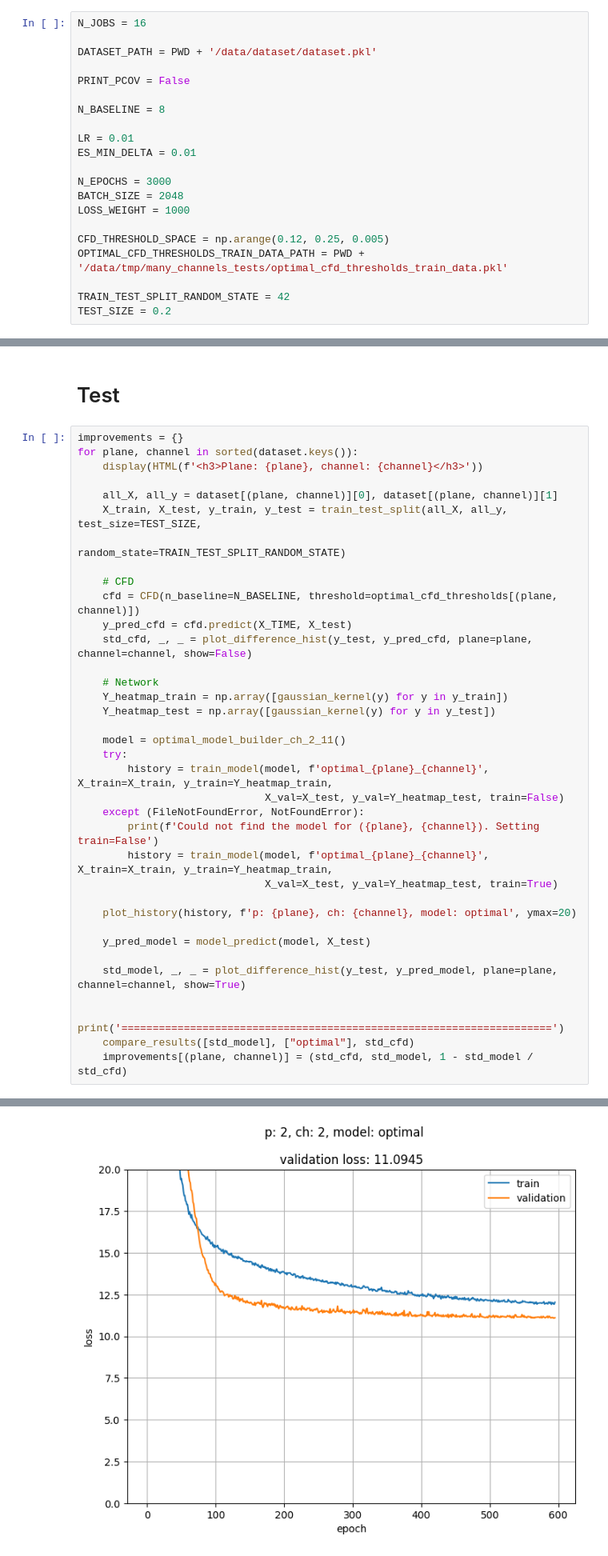
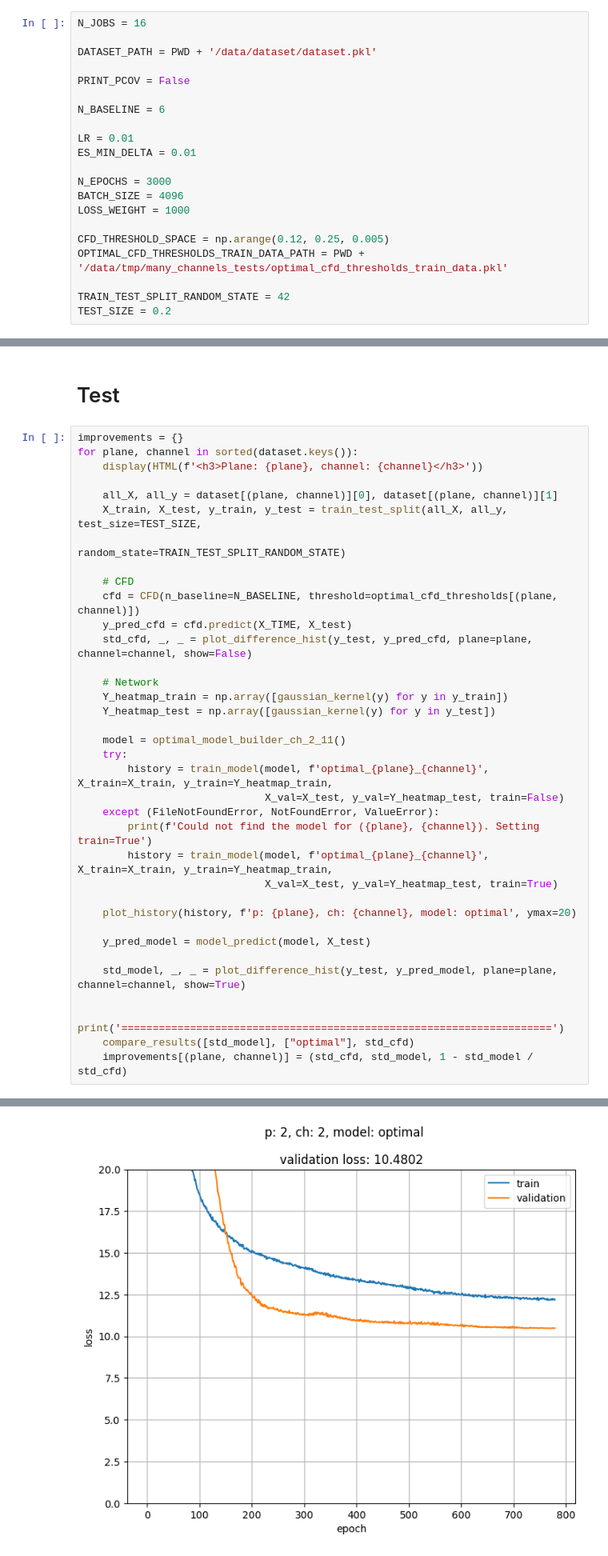
Before and after one commit to MatiXOfficial/pps-timing-ml, a Jupyter notebook: notebooks/neural_networks/many_channels_tests/trained_separately_tested_separately.ipynb, the cells around one changed output, grey strips where cells are left out. Shown: that part at 80% size. Cells and saved outputs as stored; diff of their text form.

Commit message:
Updated models (new dataset)

```diff
--- a/notebooks/neural_networks/many_channels_tests/trained_separately_tested_separately.ipynb
+++ b/notebooks/neural_networks/many_channels_tests/trained_separately_tested_separately.ipynb
@@ -29,13 +26,13 @@ DATASET_PATH = PWD + '/data/dataset/dataset.pkl'
 
 PRINT_PCOV = False
 
-N_BASELINE = 8
+N_BASELINE = 6
 
 LR = 0.01
 ES_MIN_DELTA = 0.01
 
 N_EPOCHS = 3000
-BATCH_SIZE = 2048
+BATCH_SIZE = 4096
 LOSS_WEIGHT = 1000
 
 CFD_THRESHOLD_SPACE = np.arange(0.12, 0.25, 0.005)
@@ -117,8 +116,8 @@ for plane, channel in sorted(dataset.keys()):
     try:
         history = train_model(model, f'optimal_{plane}_{channel}', X_train=X_train, y_train=Y_heatmap_train,
                               X_val=X_test, y_val=Y_heatmap_test, train=False)
-    except (FileNotFoundError, NotFoundError):
-        print(f'Could not find the model for ({plane}, {channel}). Setting train=False')
+    except (FileNotFoundError, NotFoundError, ValueError):
+        print(f'Could not find the model for ({plane}, {channel}). Setting train=True')
         history = train_model(model, f'optimal_{plane}_{channel}', X_train=X_train, y_train=Y_heatmap_train,
                               X_val=X_test, y_val=Y_heatmap_test, train=True)
 
@@ -149,5 +148,5 @@ Plane: 1, channel: 11
 Plane: 2, channel: 2
-[figure, old version]
+[figure, new version]
 ... (18 outputs left out)
 # %%
 print('Improvements:')
```
Also changed, not shown: parts of 6 cells of this notebook, 11 other files.
